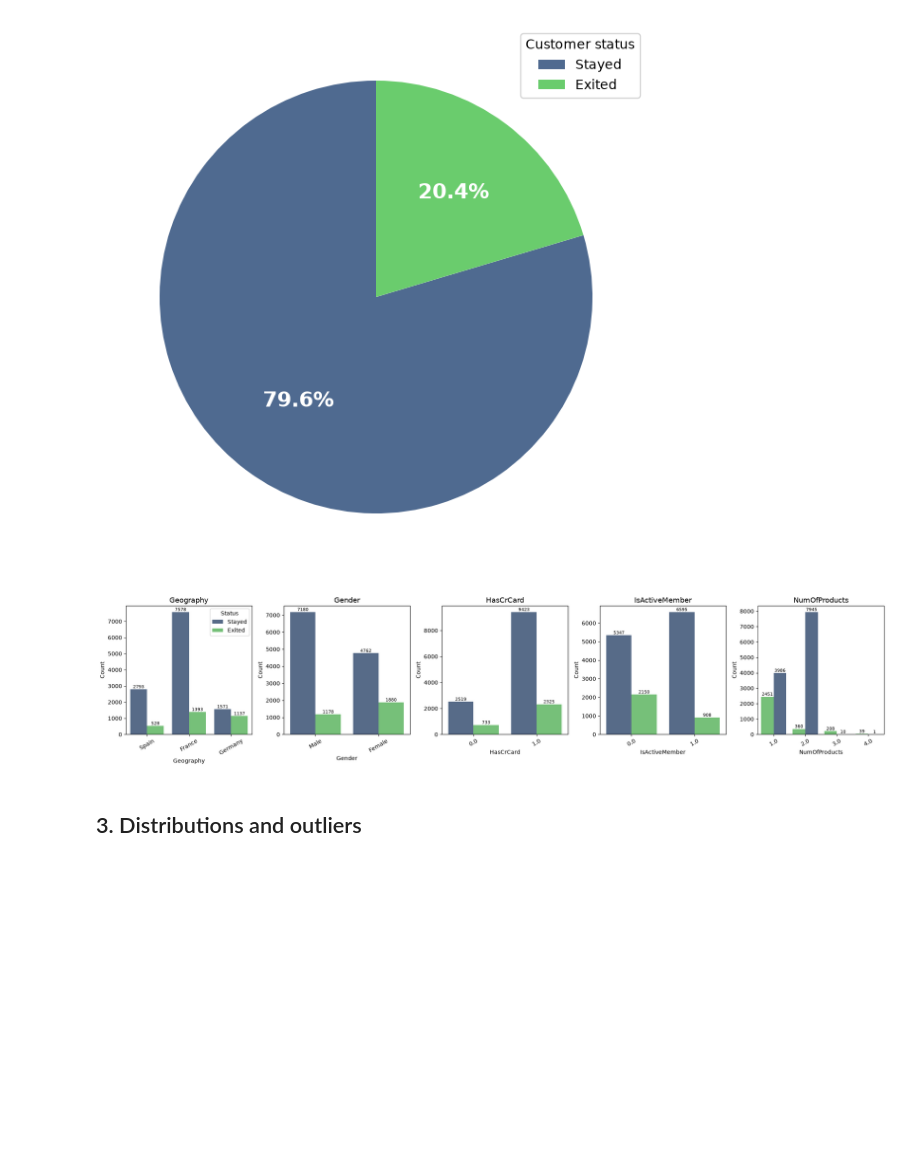
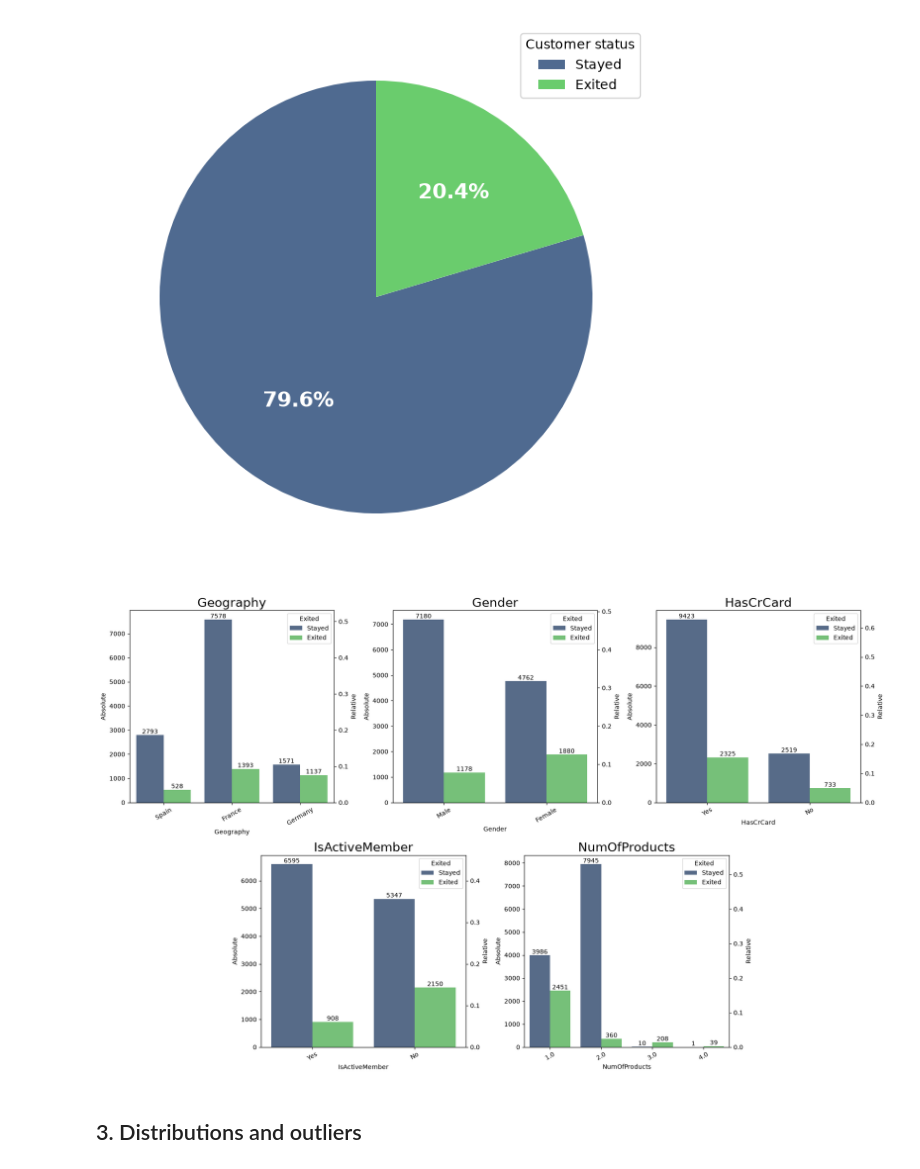
Before and after one commit to Joseph0choa/Bank_Churn_ML, a Jupyter notebook: Notebooks/EDA.ipynb, the cells around one changed output. Drawn from its saved outputs; the diff is of its cells as text; code cells hidden in the pictures; blank space fills up the shorter version.

Commit message:
Restyle figures to match the manuscript and run everything in the Churn env

```diff
--- a/Notebooks/EDA.ipynb
+++ b/Notebooks/EDA.ipynb
@@ -18,6 +18,15 @@ from churn_utils import DATA_DIR, FIG_EDA, ID_COLUMNS, FEATURES, TARGET, RANDOM_
 
 EDA_FIG = FIG_EDA
 plt.rcParams.update({"figure.dpi": 100, "savefig.dpi": 300})
+
+
+def grid_3_2(width=18, height=11):
+    """Figure with 3 panels on top and 2 centred panels below."""
+    fig = plt.figure(figsize=(width, height))
+    gs = fig.add_gridspec(2, 6)
+    axes = [fig.add_subplot(gs[0, 0:2]), fig.add_subplot(gs[0, 2:4]), fig.add_subplot(gs[0, 4:6]),
+            fig.add_subplot(gs[1, 1:3]), fig.add_subplot(gs[1, 3:5])]
+    return fig, axes
 # %% [markdown]
 ## 1. Data loading and preparation
 # %%
@@ -110,21 +119,26 @@ plt.show()
 # %%
 plot_df = df.copy()
 plot_df["Status"] = labels
-fig, axes = plt.subplots(1, len(cat_cols), figsize=(4 * len(cat_cols), 4.5))
-for ax, col in zip(axes, cat_cols):
-    sns.countplot(data=plot_df, x=col, hue="Status", palette=palette, ax=ax)
+cat_plot = plot_df.copy()
+for c in ["HasCrCard", "IsActiveMember"]:
+    cat_plot[c] = cat_plot[c].map({1: "Yes", 0: "No"})
+fig, axes = grid_3_2()
+for ax, col in zip(axes, ["Geography", "Gender", "HasCrCard", "IsActiveMember", "NumOfProducts"]):
+    sns.countplot(data=cat_plot, x=col, hue="Status", hue_order=["Stayed", "Exited"], palette=palette, ax=ax)
     for bars in ax.containers:
-        ax.bar_label(bars, fontsize=8)
-    ax.set_title(col, fontsize=13)
-    ax.set_ylabel("Count")
+        ax.bar_label(bars)
+    ax.set_title(col, fontsize=20)
     ax.tick_params(axis="x", rotation=30)
-    if ax is not axes[0]:
-        ax.get_legend().remove()
+    ax.set_ylabel("Absolute")
+    ax.legend(title="Exited", loc="upper right")
+    ax2 = ax.twinx()
+    ax2.set_ylim(0, ax.get_ylim()[1] / len(cat_plot))
+    ax2.set_ylabel("Relative")
 plt.tight_layout()
 plt.savefig(EDA_FIG / "fig2_categorical_counts.png", bbox_inches="tight")
 plt.show()
 # %% [output]
-[figure, old version]
+[figure, new version]
 # %% [markdown]
 ## 3. Distributions and outliers
 # %%
```
Also changed, not shown: parts of 3 cells of this notebook, 26 other files.
